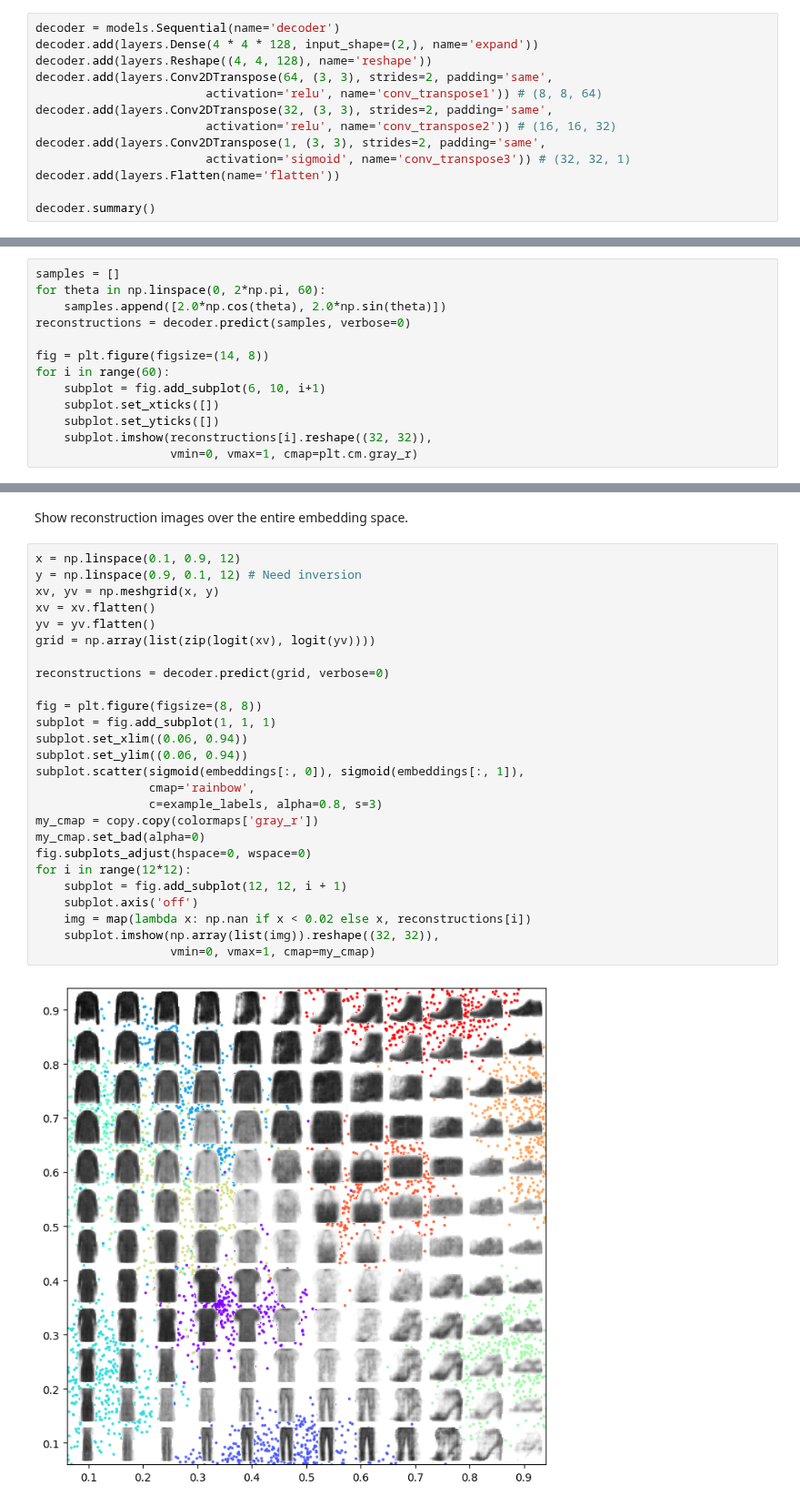
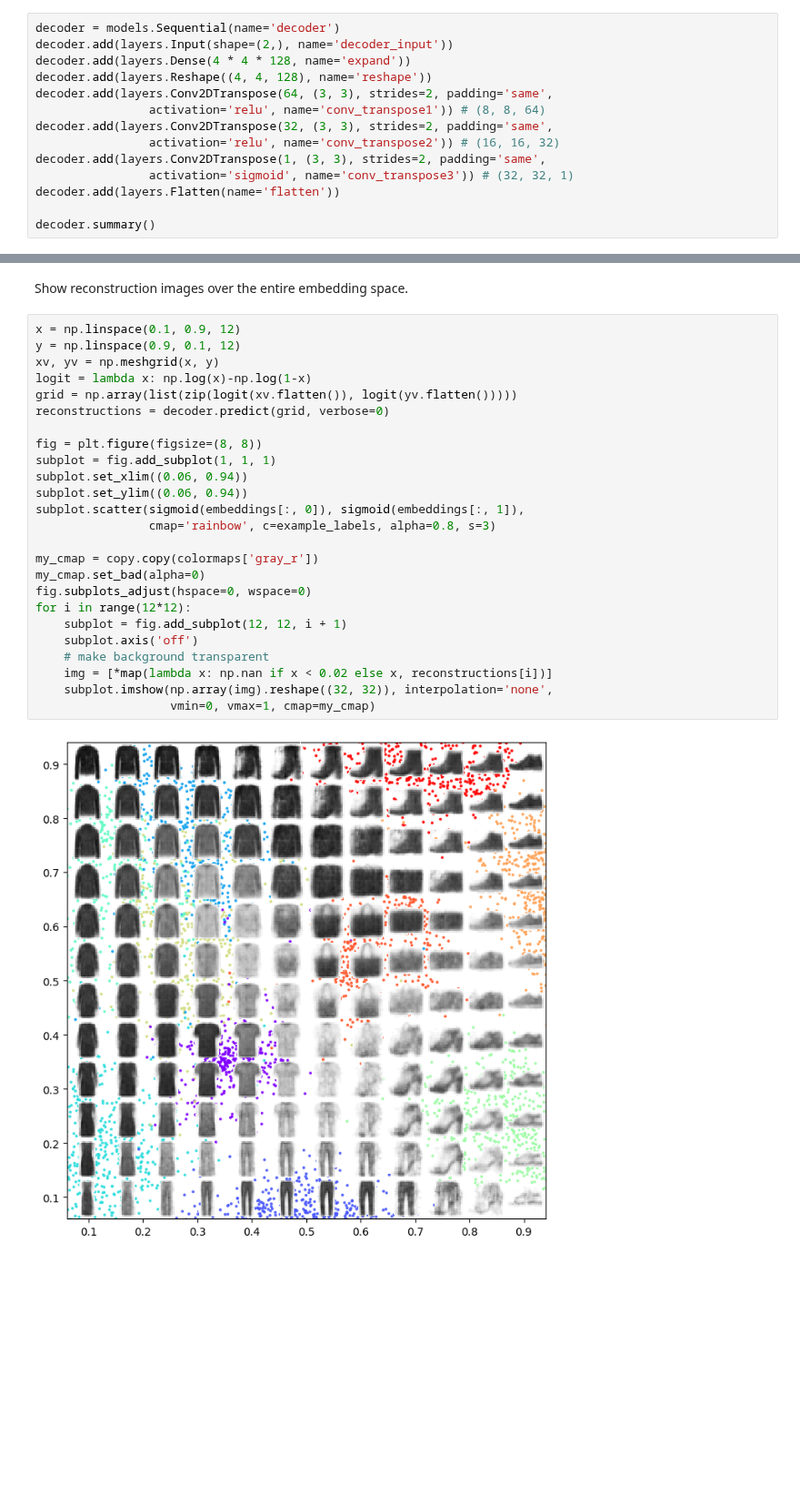
Before and after one commit to enakai00/colab_GenAI_lecture, a Jupyter notebook: Part02/4. VAE multitask learning Fashion MNIST.ipynb, the cells around one changed output, grey strips where cells are left out. Shown at 91% size. Cells and saved outputs as stored; diff of their text form; blank space fills up the shorter version.

```diff
--- a/Part02/4. VAE multitask learning Fashion MNIST.ipynb
+++ b/Part02/4. VAE multitask learning Fashion MNIST.ipynb
@@ -121,14 +108,15 @@ _________________________________________________________________
 Define the decoder with transoposed convolutional filters.
 # %%
 decoder = models.Sequential(name='decoder')
-decoder.add(layers.Dense(4 * 4 * 128, input_shape=(2,), name='expand'))
+decoder.add(layers.Input(shape=(2,), name='decoder_input'))
+decoder.add(layers.Dense(4 * 4 * 128, name='expand'))
 decoder.add(layers.Reshape((4, 4, 128), name='reshape'))
 decoder.add(layers.Conv2DTranspose(64, (3, 3), strides=2, padding='same',
-                        activation='relu', name='conv_transpose1')) # (8, 8, 64)
+                activation='relu', name='conv_transpose1')) # (8, 8, 64)
 decoder.add(layers.Conv2DTranspose(32, (3, 3), strides=2, padding='same',
-                        activation='relu', name='conv_transpose2')) # (16, 16, 32)
+                activation='relu', name='conv_transpose2')) # (16, 16, 32)
 decoder.add(layers.Conv2DTranspose(1, (3, 3), strides=2, padding='same',
-                        activation='sigmoid', name='conv_transpose3')) # (32, 32, 1)
+                activation='sigmoid', name='conv_transpose3')) # (32, 32, 1)
 decoder.add(layers.Flatten(name='flatten'))
 
 decoder.summary()
@@ -290,13 +272,0 @@ Show reconstructed images from a circile on the embedding space.
-# %%
-samples = []
-for theta in np.linspace(0, 2*np.pi, 60):
-    samples.append([2.0*np.cos(theta), 2.0*np.sin(theta)])
-reconstructions = decoder.predict(samples, verbose=0)
-
-fig = plt.figure(figsize=(14, 8))
-for i in range(60):
-    subplot = fig.add_subplot(6, 10, i+1)
-    subplot.set_xticks([])
-    subplot.set_yticks([])
-    subplot.imshow(reconstructions[i].reshape((32, 32)),
-                   vmin=0, vmax=1, cmap=plt.cm.gray_r)
@@ -320,29 +286,28 @@ _ = subplot.scatter(sigmoid(embeddings[:, 0]), sigmoid(embeddings[:, 1]),
 Show reconstruction images over the entire embedding space.
 # %%
 x = np.linspace(0.1, 0.9, 12)
-y = np.linspace(0.9, 0.1, 12) # Need inversion
+y = np.linspace(0.9, 0.1, 12)
 xv, yv = np.meshgrid(x, y)
-xv = xv.flatten()
-yv = yv.flatten()
-grid = np.array(list(zip(logit(xv), logit(yv))))
-
+logit = lambda x: np.log(x)-np.log(1-x)
+grid = np.array(list(zip(logit(xv.flatten()), logit(yv.flatten()))))
 reconstructions = decoder.predict(grid, verbose=0)
 
 fig = plt.figure(figsize=(8, 8))
 subplot = fig.add_subplot(1, 1, 1)
 subplot.set_xlim((0.06, 0.94))
 subplot.set_ylim((0.06, 0.94))
 subplot.scatter(sigmoid(embeddings[:, 0]), sigmoid(embeddings[:, 1]),
-                cmap='rainbow',
-                c=example_labels, alpha=0.8, s=3)
+                cmap='rainbow', c=example_labels, alpha=0.8, s=3)
+
 my_cmap = copy.copy(colormaps['gray_r'])
 my_cmap.set_bad(alpha=0)
 fig.subplots_adjust(hspace=0, wspace=0)
 for i in range(12*12):
     subplot = fig.add_subplot(12, 12, i + 1)
     subplot.axis('off')
-    img = map(lambda x: np.nan if x < 0.02 else x, reconstructions[i])
-    subplot.imshow(np.array(list(img)).reshape((32, 32)),
+    # make background transparent
+    img = [*map(lambda x: np.nan if x < 0.02 else x, reconstructions[i])]
+    subplot.imshow(np.array(img).reshape((32, 32)), interpolation='none',
                    vmin=0, vmax=1, cmap=my_cmap)
 # %% [output]
-[figure, old version]
+[figure, new version]
```
Also changed, not shown: parts of 20 cells of this notebook, 5 other files.
